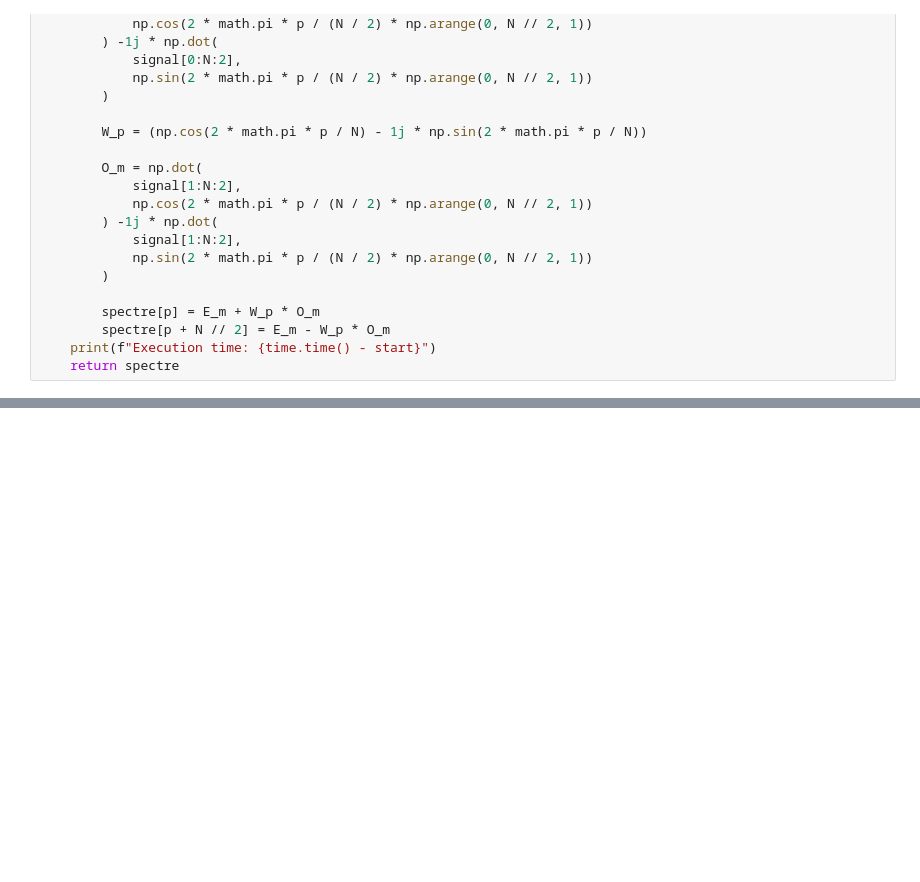
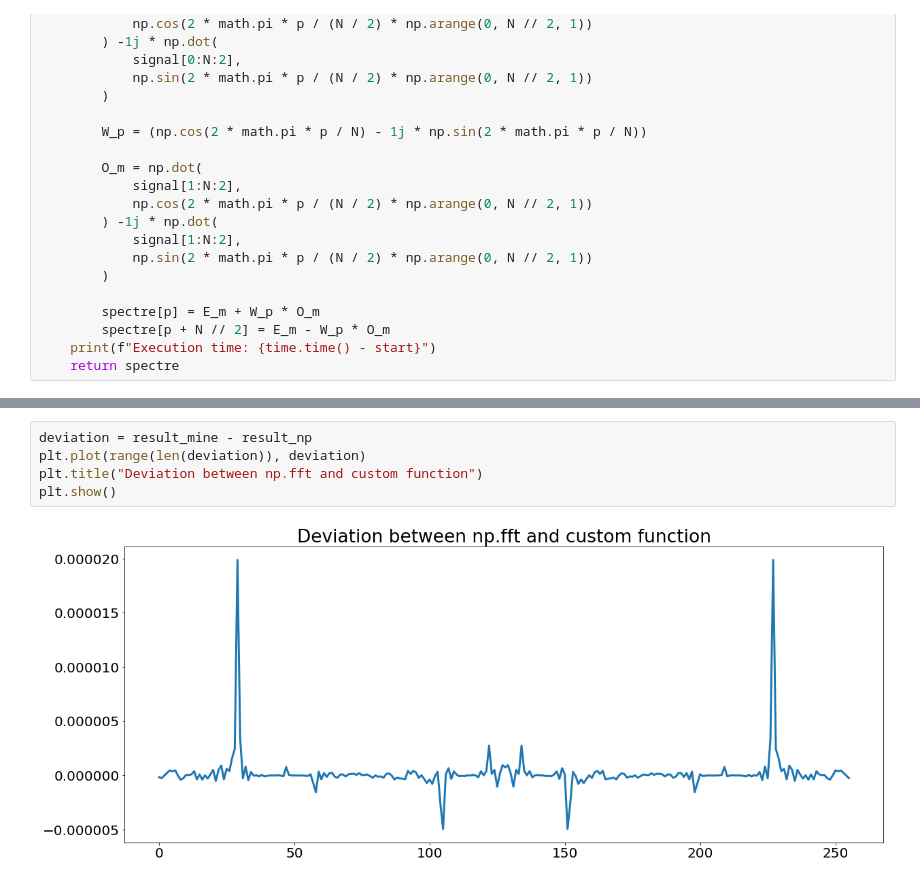
Before and after one commit to ScreamKing13/RTS_lab_2.1, a Jupyter notebook: lab2.2.ipynb, the cells around one changed output, grey strips where cells are left out. Saved outputs shown, nothing was run; the diff lists cells and outputs as text; blank space fills up the shorter version.

```diff
--- a/lab2.2.ipynb
+++ b/lab2.2.ipynb
@@ -154,0 +181,7 @@ Execution time: 0.007649660110473633
+# %%
+deviation = result_mine - result_np
+plt.plot(range(len(deviation)), deviation)
+plt.title("Deviation between np.fft and custom function")
+plt.show()
+# %% [output]
+[figure, added]
```
Also changed, not shown: parts of 5 cells of this notebook.
